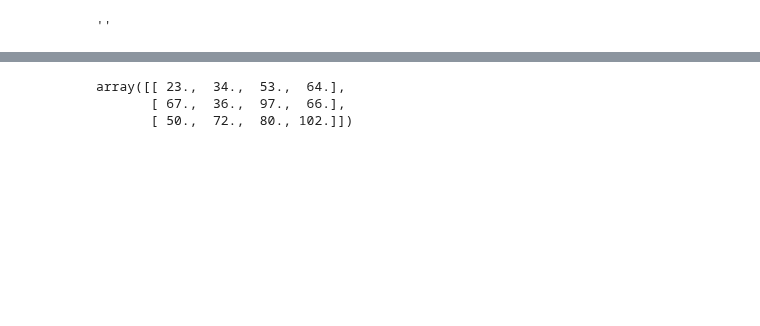
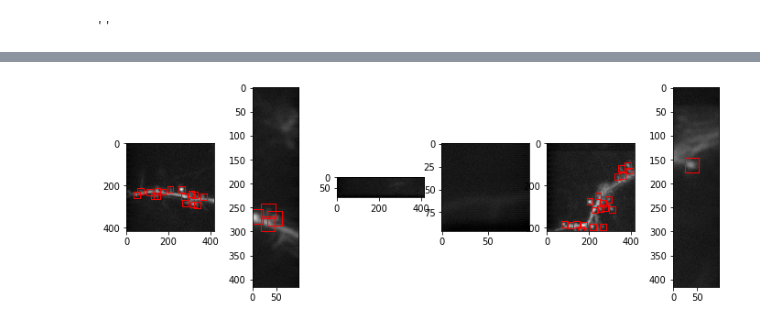
Before and after one commit to mikeusru/yolo_spines, a Jupyter notebook: spine_preprocessing/collect_spine_data.ipynb, the cells around one changed output, grey strips where cells are left out. Drawn from its saved outputs; the diff is of its cells as text; code cells hidden in the pictures; blank space fills up the shorter version.

Commit message:
Updating loading training data, created method to train and test my data more easily, fixed bug in retrain_yolo

```diff
--- a/spine_preprocessing/collect_spine_data.ipynb
+++ b/spine_preprocessing/collect_spine_data.ipynb
@@ -42,5 +53,5 @@ def read_and_parse_coordinates(info_file):
             x.append(xi.group(1))
             y.append(regexp_y.search(line).group(1))
     file.close()
-    return np.array(x, dtype=np.float32), np.array(y, dtype=np.float32)
+    return np.array([np.array(x, dtype=np.float32), np.array(y, dtype=np.float32)])
 # %%
@@ -95,0 +83,11 @@ Name: x_y_coordinates, dtype: object
+# %%
+# function to identify which images need to be expanded
+def flag_big_images(image):
+    orig_height, orig_width = image.shape[0], image.shape[1]
+    big_image_flag = False
+    if orig_height > IMAGE_HEIGHT or orig_width > IMAGE_WIDTH:
+        big_image_flag = True
+    return big_image_flag
+# %%
+# flag big images
+img_df['big_image_flag'] = img_df['images'].map(flag_big_images)
@@ -95,0 +135,19 @@ Name: x_y_coordinates, dtype: object
+# %%
+# split images and coordinates and put them in new dataframe
+images_split_all = []
+coordinates_split_all = []
+#create row with dataframe structure to add on to
+df_addon = img_df.loc[[0]].copy()
+for index,row in img_df[img_df['big_image_flag']].iterrows():
+    # create dummy row from current one
+    clean_row = img_df.loc[[index]].copy()
+    clean_row['images'] = None
+    clean_row['x_y_coordinates'] = None
+    images_split, coordinates_split = split_large_images_and_coordinates(row)
+    images_split_all += images_split
+    coordinates_split_all += coordinates_split
+    df_addon = df_addon.append([clean_row]*len(images_split), ignore_index = True)
+df_addon = df_addon.drop(index = 0)
+df_addon['images']=np.array(images_split_all)
+df_addon['x_y_coordinates'] = np.array(coordinates_split_all)
+# df_addon.sample(1)
@@ -95,0 +179,15 @@ Name: x_y_coordinates, dtype: object
+# %%
+#Show a few sample split images with boxes
+n_img = 6
+fig, m_axs = plt.subplots(1, n_img, figsize=(12, 4))
+for img,ax_ind in zip(images_split_all[:n_img], range(6)):
+    m_axs[ax_ind].imshow(img)
+    if coordinates_split_all[ax_ind] is not None:
+        for x,y in coordinates_split_all[ax_ind]:
+            x_rect = x-BOX_WIDTH/2
+            y_rect = y-BOX_HEIGHT/2
+            rect = patches.Rectangle((x_rect,y_rect),BOX_WIDTH,BOX_HEIGHT,linewidth=1,edgecolor='r',facecolor='none')
+            m_axs[ax_ind].add_patch(rect)
+plt.show(fig)
+# %% [output]
+[figure, added]
@@ -107,9 +235,2 @@ def coords_to_boxes(x_y_coordinates):
             boxes.append(box)
     return np.array(boxes)
-# %%
-#test on set of coordinates
-coords_to_boxes(([38.0, 82.0, 65.0], [49.0, 51.0, 87.0]))
-# %% [output]
-array([[ 23.,  34.,  53.,  64.],
-       [ 67.,  36.,  97.,  66.],
-       [ 50.,  72.,  80., 102.]])
```
Also changed, not shown: parts of 29 cells of this notebook, 5 other files.
